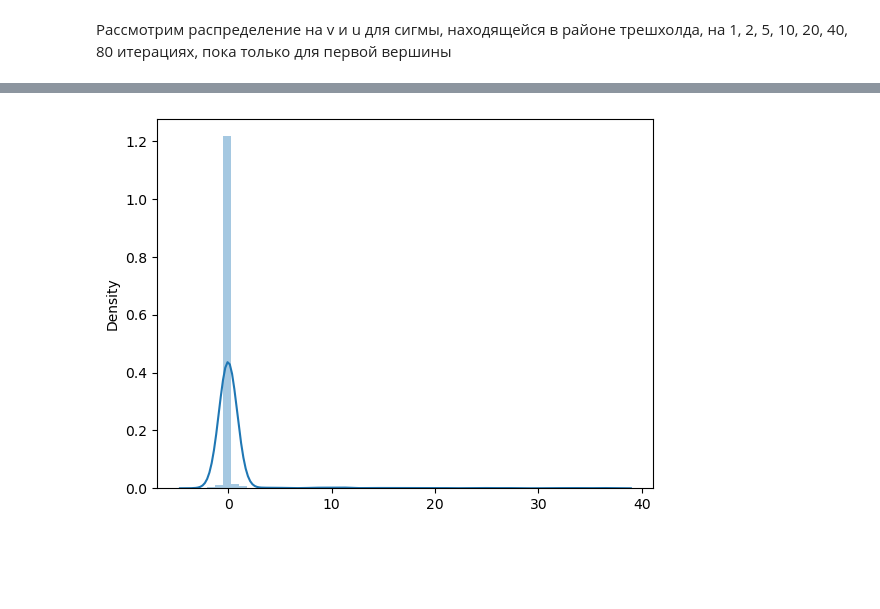
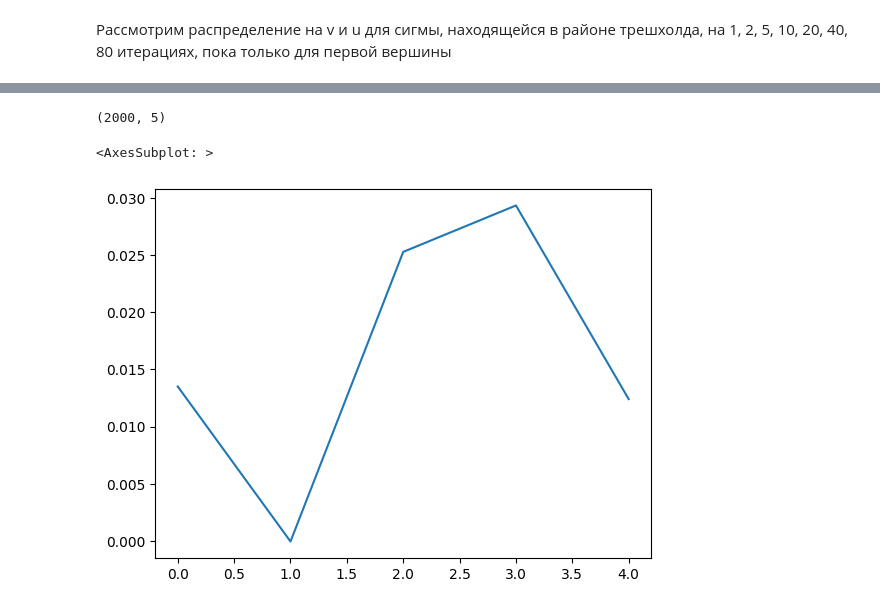
Before and after one commit to 228egger/LDPC_decoder, a Jupyter notebook: гистограммы 2.ipynb, the cells around one changed output, grey strips where cells are left out. Drawn from its saved outputs; the diff is of its cells as text; code cells hidden in the pictures; blank space fills up the shorter version.

```diff
--- a/гистограммы 2.ipynb
+++ b/гистограммы 2.ipynb
@@ -174,5 +131,0 @@ fig = sns_plot.get_figure()
-# %%
-sns_plot = sns.distplot(L_dist_c[3])
-fig = sns_plot.get_figure()
-# %% [output]
-[figure, removed]
@@ -178,0 +162,9 @@ fig = sns_plot.get_figure()
+# %%
+arr = np.array(L_dist_c[0])
+print(arr.shape)
+arr_to_plot = np.mean(arr, axis = 0) / np.std(arr, axis = 0)
+sns.lineplot(arr_to_plot)
+# %% [output]
+(2000, 5)
+<AxesSubplot: >
+[figure, added]
```
Also changed, not shown: parts of 23 cells of this notebook, 8 other files.
